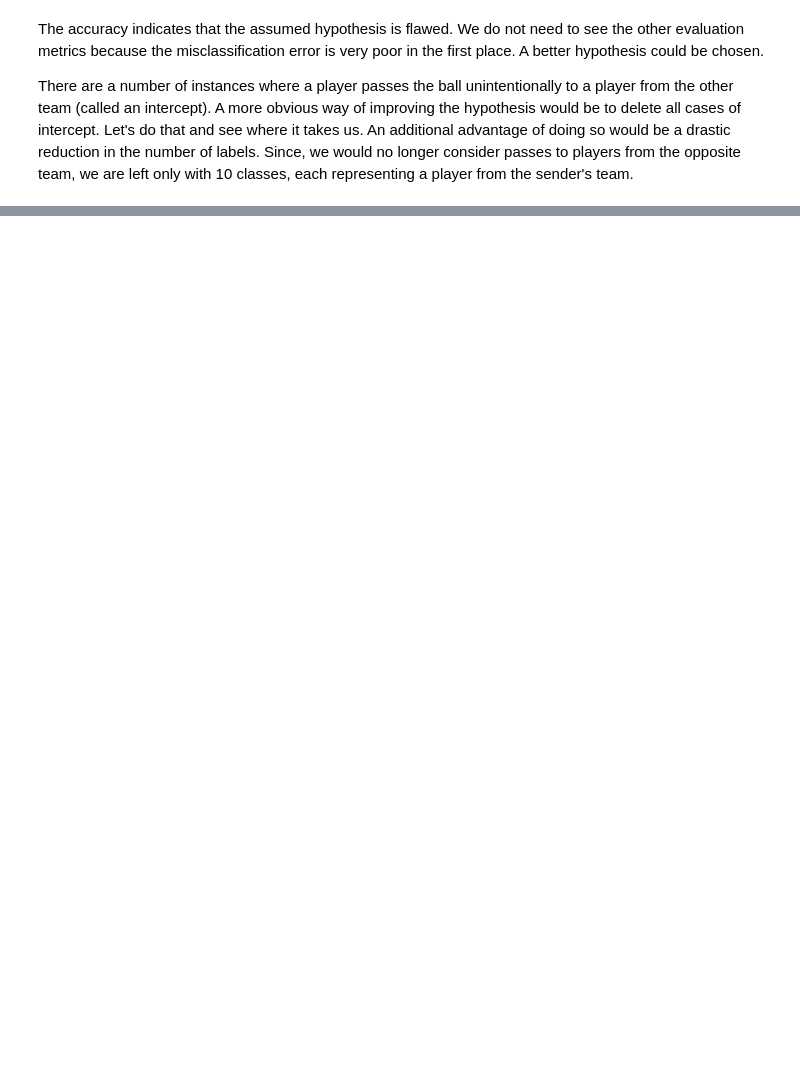
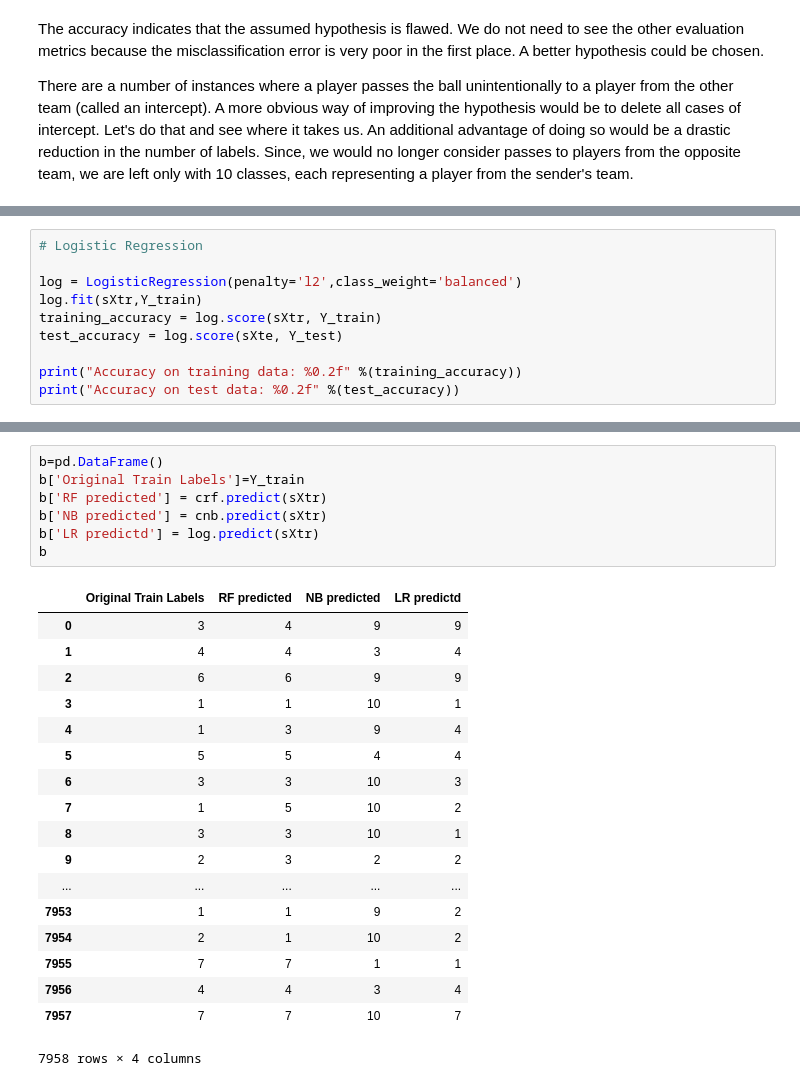
Before and after one commit to KedarDabhadkar/Soccer-Pass-Prediction, a Jupyter notebook: Hypothesis1.ipynb, the cells around one changed output, grey strips where cells are left out. Drawn from its saved outputs; the diff is of its cells as text; blank space fills up the shorter version.

```diff
--- a/Hypothesis1.ipynb
+++ b/Hypothesis1.ipynb
@@ -139,0 +268,10 @@ Let's do that and see where it takes us. An additional advantage of doing so wou
+# %%
+# Logistic Regression
+
+log = LogisticRegression(penalty='l2',class_weight='balanced')
+log.fit(sXtr,Y_train)
+training_accuracy = log.score(sXtr, Y_train)
+test_accuracy = log.score(sXte, Y_test)
+
+print("Accuracy on training data: %0.2f" %(training_accuracy))
+print("Accuracy on test data: %0.2f" %(test_accuracy))
@@ -139,0 +359,26 @@ Let's do that and see where it takes us. An additional advantage of doing so wou
+# %%
+b=pd.DataFrame()
+b['Original Train Labels']=Y_train
+b['RF predicted'] = crf.predict(sXtr)
+b['NB predicted'] = cnb.predict(sXtr)
+b['LR predictd'] = log.predict(sXtr)
+b
+# %% [output]
+|  | Original Train Labels | RF predicted | NB predicted | LR predictd |
+| 0 | 3 | 4 | 9 | 9 |
+| 1 | 4 | 4 | 3 | 4 |
+| 2 | 6 | 6 | 9 | 9 |
+| 3 | 1 | 1 | 10 | 1 |
+| 4 | 1 | 3 | 9 | 4 |
+| 5 | 5 | 5 | 4 | 4 |
+| 6 | 3 | 3 | 10 | 3 |
+| 7 | 1 | 5 | 10 | 2 |
+| 8 | 3 | 3 | 10 | 1 |
+| 9 | 2 | 3 | 2 | 2 |
+| ... | ... | ... | ... | ... |
+| 7953 | 1 | 1 | 9 | 2 |
+| 7954 | 2 | 1 | 10 | 2 |
+| 7955 | 7 | 7 | 1 | 1 |
+| 7956 | 4 | 4 | 3 | 4 |
+| 7957 | 7 | 7 | 10 | 7 |
+7958 rows × 4 columns
```
Also changed, not shown: parts of 28 cells of this notebook, 5 other files.
